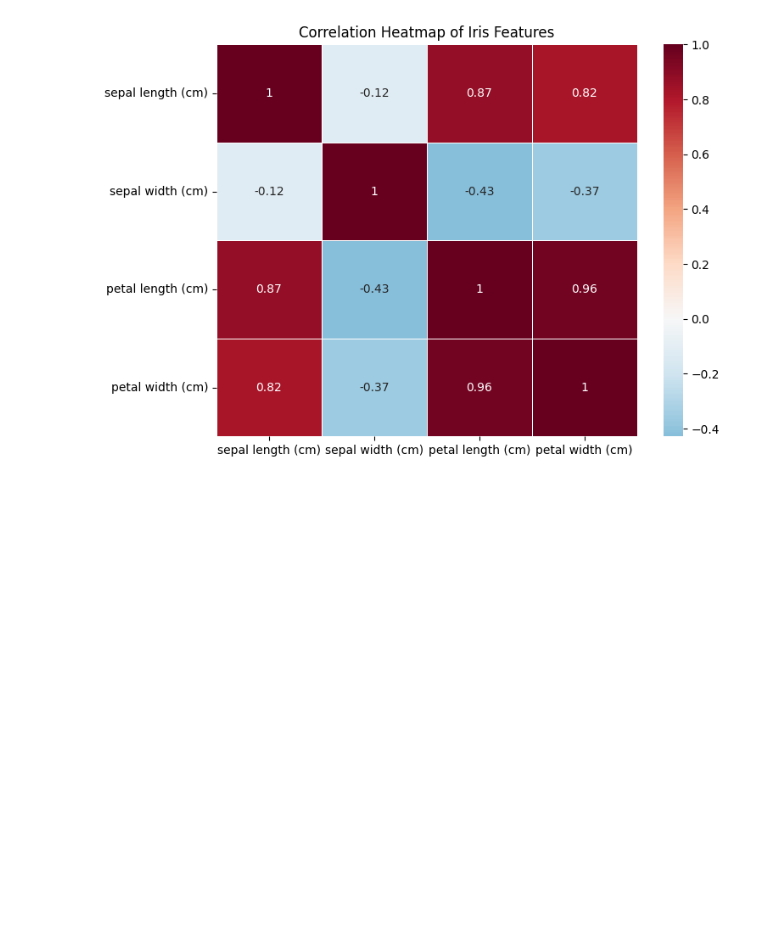
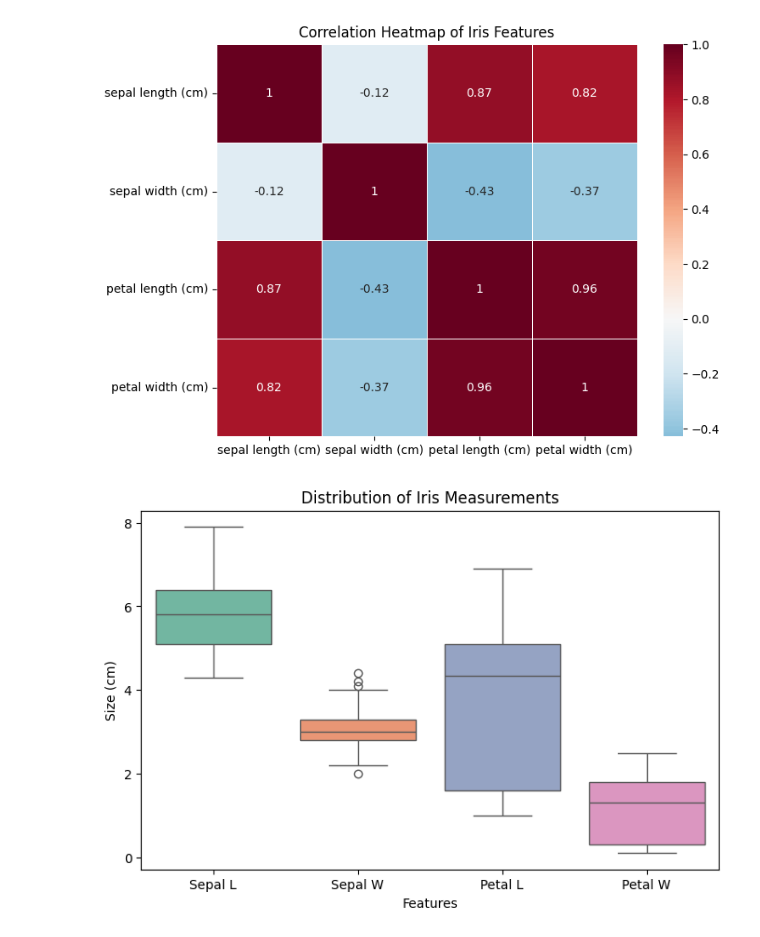
Before and after one commit to aaromalonline/jupyter_prgms, a Jupyter notebook: sklearn-seaborn.ipynb, the cells around one changed output. Drawn from its saved outputs; the diff is of its cells as text; code cells hidden in the pictures; blank space fills up the shorter version.

```diff
--- a/sklearn-seaborn.ipynb
+++ b/sklearn-seaborn.ipynb
@@ -24,3 +24,30 @@ plt.title("Correlation Heatmap of Iris Features")
 plt.show()
 # %% [output]
 [figure]
+# %%
+import seaborn as sns
+import matplotlib.pyplot as plt
+from sklearn.datasets import load_iris
+import pandas as pd
+
+# Load data
+iris = load_iris()
+df = pd.DataFrame(iris.data, columns=iris.feature_names)
+
+fig, ax = plt.subplots(figsize=(8, 5))
+
+# Draw the boxplot
+sns.boxplot(data=df, ax=ax, palette="Set2")
+
+# Set everything in one line
+ax.set(
+    title="Distribution of Iris Measurements",
+    ylabel="Size (cm)",
+    xlabel="Features",
+    yticks=[0, 2, 4, 6, 8],
+    xticklabels=['Sepal L', 'Sepal W', 'Petal L', 'Petal W'] # Renaming the columns for the plot
+)
+
+plt.show()
+# %% [output]
+[figure, added]
```
Also changed, not shown: 2 other files.
